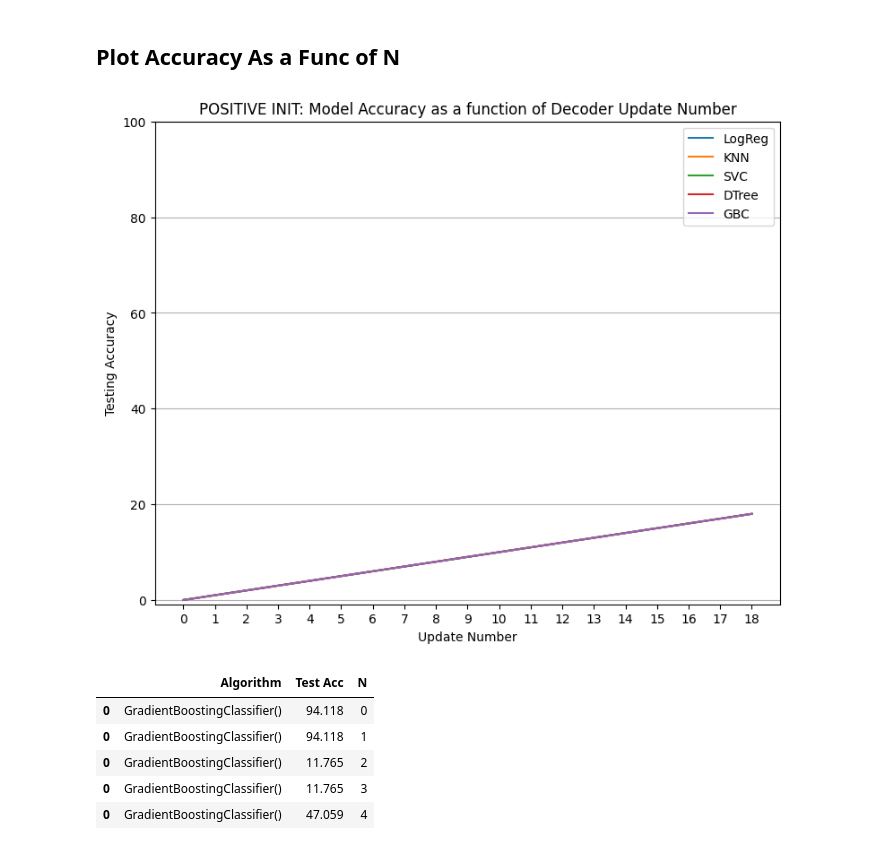
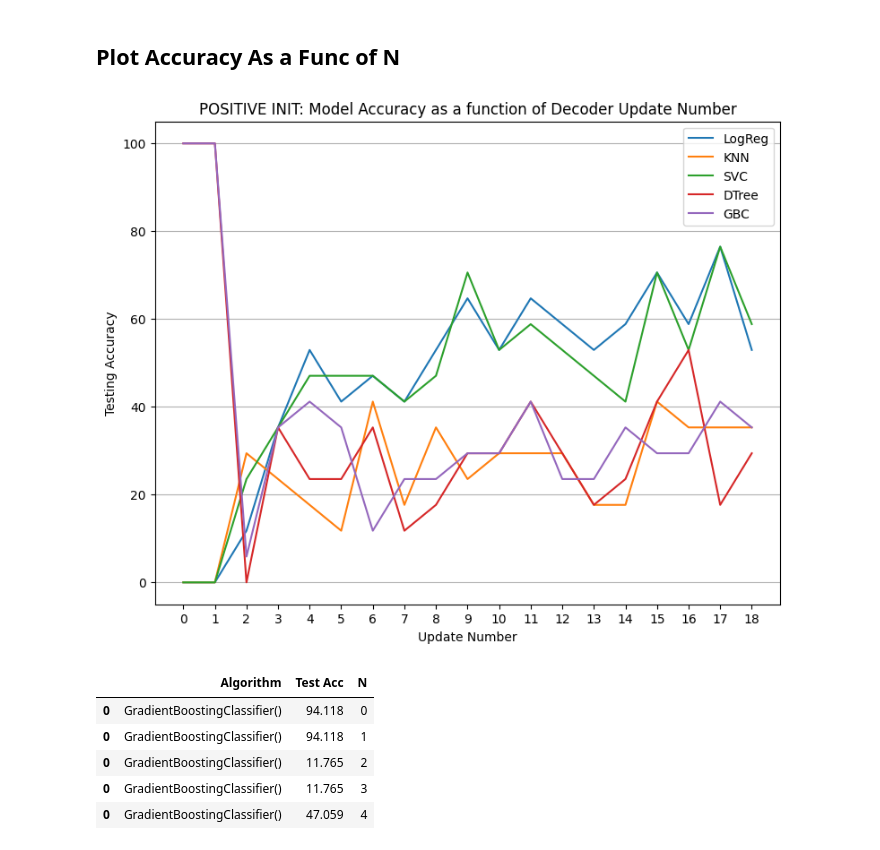
Before and after one commit to kdmalc/personalization-privacy-risk, a Jupyter notebook: 107_Dec_Model_Per_Cond.ipynb, the cells around one changed output. Cells and saved outputs as stored; diff of their text form; code cells hidden in the pictures.

Commit message:
NB 106 EMG windowing, did not rerun 108

```diff
--- a/107_Dec_Model_Per_Cond.ipynb
+++ b/107_Dec_Model_Per_Cond.ipynb
@@ -214,26 +214,25 @@ pos_dt_df = full_pos_test_df[full_pos_test_df['Algorithm']=='DecisionTreeClassif
 pos_gbt_df = full_pos_test_df[full_pos_test_df['Algorithm']=='GradientBoostingClassifier()']
 # %%
 skip_block = 0
-# SWITCH THIS TO 1 IF YOU RERUN THIS NB!!!
-col_num = 2
+col_num = 1
 my_x_updates = list(range(19))[skip_block:]
 
 plt.figure(figsize=(9,7))
 plt.plot(my_x_updates, pos_lr_df.iloc[skip_block:, col_num], label='LogReg')
 plt.plot(my_x_updates, pos_knn_df.iloc[skip_block:, col_num], label='KNN')
 plt.plot(my_x_updates, pos_svc_df.iloc[skip_block:, col_num], label='SVC')
 plt.plot(my_x_updates, pos_dt_df.iloc[skip_block:, col_num], label='DTree')
 plt.plot(my_x_updates, pos_gbt_df.iloc[skip_block:, col_num], label='GBC')
 plt.xticks(np.arange(0, 19, 1.0))
 plt.yticks(np.arange(0, 120, 20.0))
 plt.grid(axis='y')
 plt.xlabel('Update Number')
 plt.ylabel('Testing Accuracy')
 plt.title('POSITIVE INIT: Model Accuracy as a function of Decoder Update Number')
 plt.legend(loc='best')
 plt.show()
 # %% [output]
-[figure, old version]
+[figure, new version]
 # %%
 neg_lr_df = full_neg_test_df[full_neg_test_df['Algorithm']=='LogisticRegression()']
 neg_knn_df = full_neg_test_df[full_neg_test_df['Algorithm']=='KNeighborsClassifier()']
```
Also changed, not shown: parts of 7 cells of this notebook, 6 other files.
